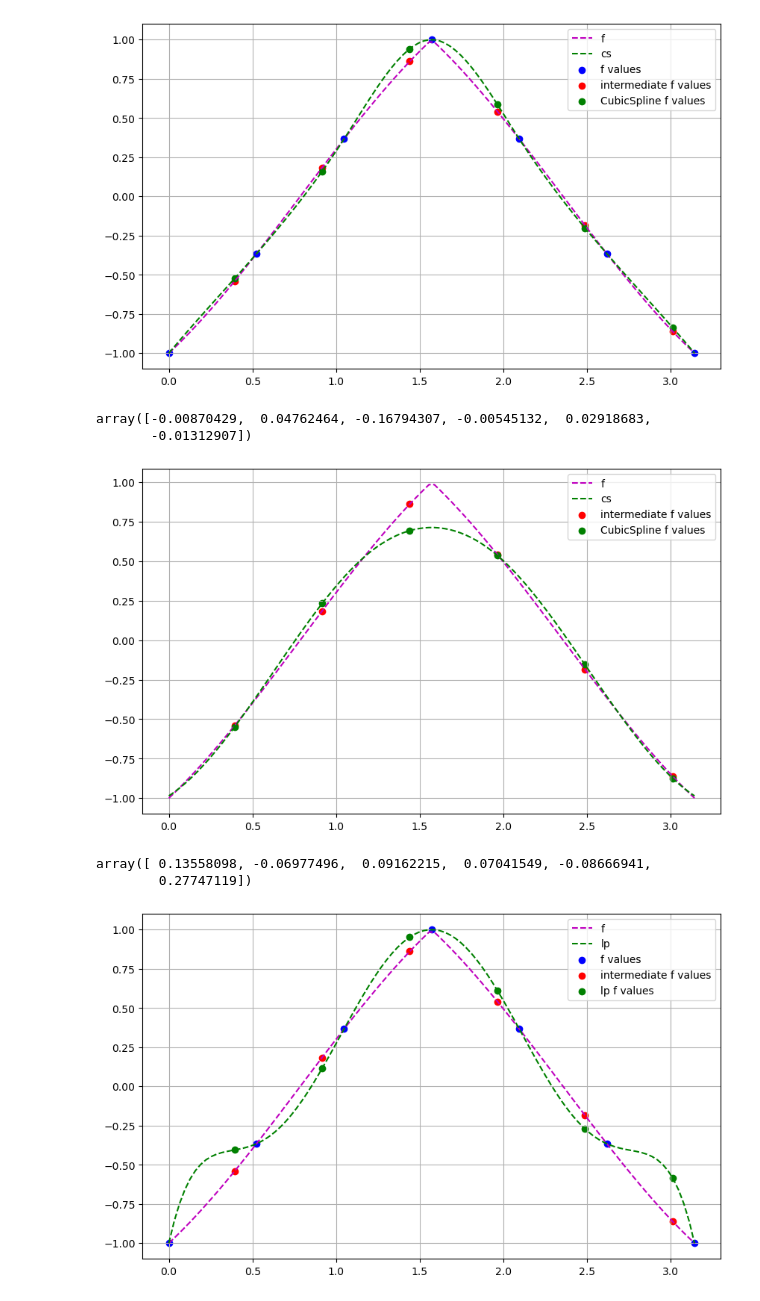
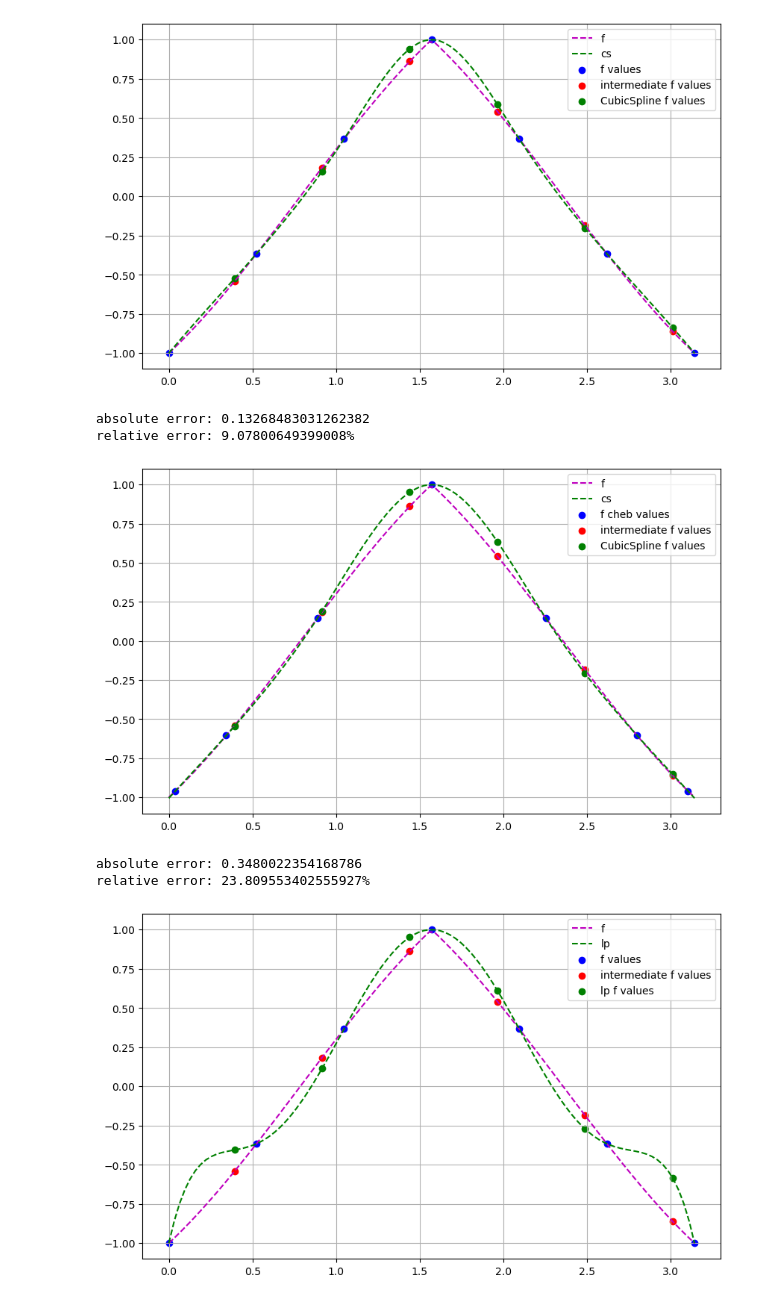
Before and after one commit to vitamin1312/Math-methods, a Jupyter notebook: lab6/main.ipynb, the cells around one changed output. Drawn from its saved outputs; the diff is of its cells as text; code cells hidden in the pictures.

```diff
--- a/lab6/main.ipynb
+++ b/lab6/main.ipynb
@@ -101,27 +103,30 @@ plt.legend();
 # %%
 cs = interpolate.CubicSpline(x_cheb, y_cheb)
 y_interm_cs = cs(x_interm)
-y_interm_cs - y_interm
+print(f'absolute error: {norm(y_interm_cs - y_interm)}')
+print(f'relative error: {norm(y_interm_cs - y_interm)/norm(y_interm)*100}%')
 # %% [output]
-array([-0.00870429,  0.04762464, -0.16794307, -0.00545132,  0.02918683,
-       -0.01312907])
+absolute error: 0.13268483031262382
+relative error: 9.07800649399008%
 # %%
 plt.figure(figsize=(10, 6))
 plt.plot(x_, y_, '--', color='m', label='f')
 plt.plot(x_, cs(x_), '--', color='g', label='cs')
+plt.scatter(x_cheb, y_cheb, color='b', label='f cheb values')
 plt.scatter(x_interm, y_interm, color='r', label='intermediate f values')
 plt.scatter(x_interm, y_interm_cs, color='g', label='CubicSpline f values')
 plt.grid()
 plt.legend();
 # %% [output]
-[figure, old version]
+[figure, new version]
 # %%
 lp = interpolate.lagrange(x, y)
 y_interm_lp = lp(x_interm)
-y_interm_lp - y_interm
+print(f'absolute error: {norm(y_interm_lp - y_interm)}')
+print(f'relative error: {norm(y_interm_lp - y_interm)/norm(y_interm)*100}%')
 # %% [output]
-array([ 0.13558098, -0.06977496,  0.09162215,  0.07041549, -0.08666941,
-        0.27747119])
+absolute error: 0.3480022354168786
+relative error: 23.809553402555927%
 # %%
 plt.figure(figsize=(10, 6))
 plt.plot(x_, y_, '--', color='m', label='f')
```
Also changed, not shown: parts of 17 cells of this notebook.
